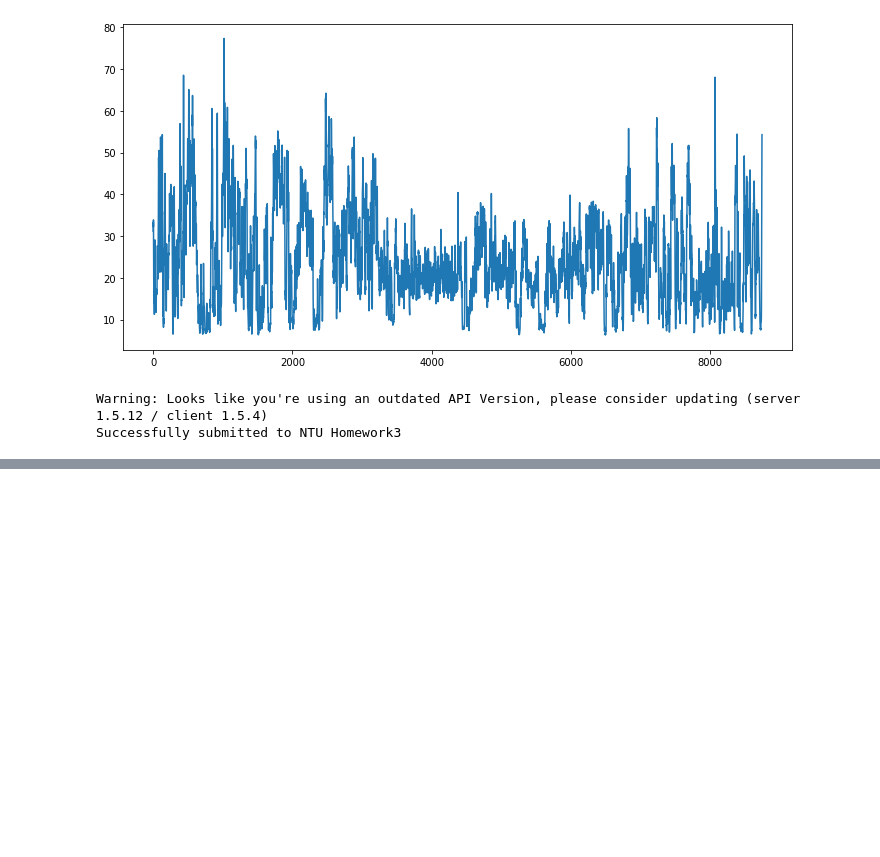
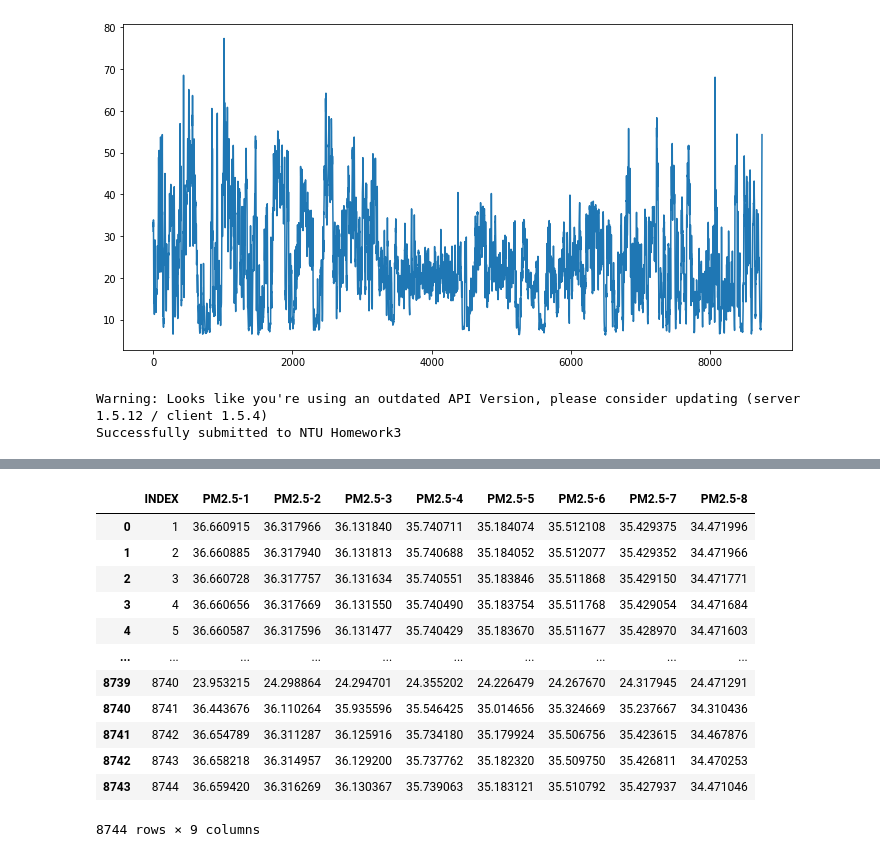
Before and after one commit to wuyentung/Deep-Learning-Application--2021-Fall-, a Jupyter notebook: hw3.ipynb, the cells around one changed output, grey strips where cells are left out. Cells and saved outputs as stored; diff of their text form; code cells hidden in the pictures; blank space fills up the shorter version.

```diff
--- a/hw3.ipynb
+++ b/hw3.ipynb
@@ -349,0 +308,4 @@ Successfully submitted to NTU Homework3
+# %%
+s2s_model.load_weights("weights-improvement.hdf5")
+training_pred = s2s_model.predict(training_x_shift)
+testing_pred = s2s_model.predict(testing_x_shift)
@@ -349,0 +315,20 @@ Successfully submitted to NTU Homework3
+# %%
+y_pred = pd.DataFrame(testing_pred)
+y_pred.columns = ['PM2.5-'+str(i+1) for i in range(8)]
+y_pred['INDEX'] = list(range(1,len(y_pred)+1))
+y_pred = y_pred[['INDEX','PM2.5-1','PM2.5-2','PM2.5-3','PM2.5-4','PM2.5-5','PM2.5-6','PM2.5-7','PM2.5-8']]
+y_pred
+# %% [output]
+|  | INDEX | PM2.5-1 | PM2.5-2 | PM2.5-3 | PM2.5-4 | PM2.5-5 | PM2.5-6 | PM2.5-7 | PM2.5-8 |
+| 0 | 1 | 36.660915 | 36.317966 | 36.131840 | 35.740711 | 35.184074 | 35.512108 | 35.429375 | 34.471996 |
+| 1 | 2 | 36.660885 | 36.317940 | 36.131813 | 35.740688 | 35.184052 | 35.512077 | 35.429352 | 34.471966 |
+| 2 | 3 | 36.660728 | 36.317757 | 36.131634 | 35.740551 | 35.183846 | 35.511868 | 35.429150 | 34.471771 |
+| 3 | 4 | 36.660656 | 36.317669 | 36.131550 | 35.740490 | 35.183754 | 35.511768 | 35.429054 | 34.471684 |
+| 4 | 5 | 36.660587 | 36.317596 | 36.131477 | 35.740429 | 35.183670 | 35.511677 | 35.428970 | 34.471603 |
+| ... | ... | ... | ... | ... | ... | ... | ... | ... | ... |
+| 8739 | 8740 | 23.953215 | 24.298864 | 24.294701 | 24.355202 | 24.226479 | 24.267670 | 24.317945 | 24.471291 |
+| 8740 | 8741 | 36.443676 | 36.110264 | 35.935596 | 35.546425 | 35.014656 | 35.324669 | 35.237667 | 34.310436 |
+| 8741 | 8742 | 36.654789 | 36.311287 | 36.125916 | 35.734180 | 35.179924 | 35.506756 | 35.423615 | 34.467876 |
+| 8742 | 8743 | 36.658218 | 36.314957 | 36.129200 | 35.737762 | 35.182320 | 35.509750 | 35.426811 | 34.470253 |
+| 8743 | 8744 | 36.659420 | 36.316269 | 36.130367 | 35.739063 | 35.183121 | 35.510792 | 35.427937 | 34.471046 |
+8744 rows × 9 columns
```
Also changed, not shown: parts of 26 cells of this notebook, 1 other file.
